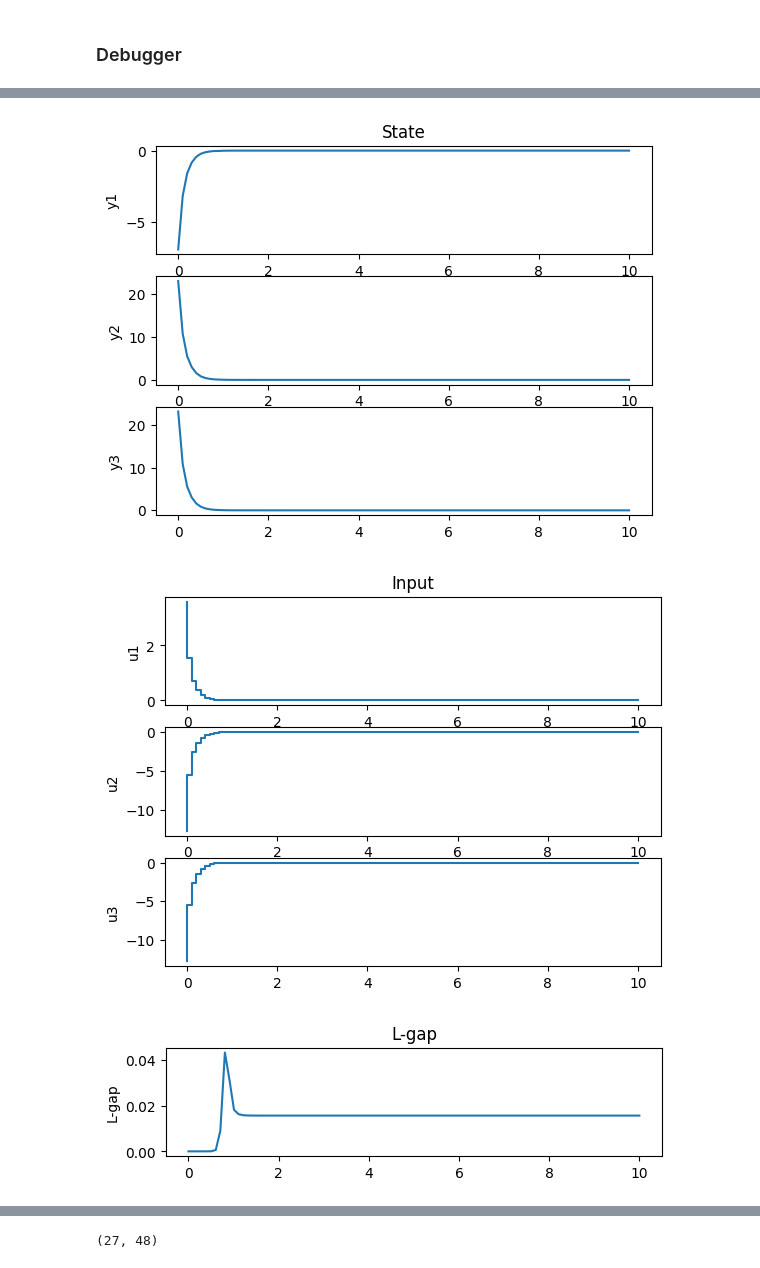
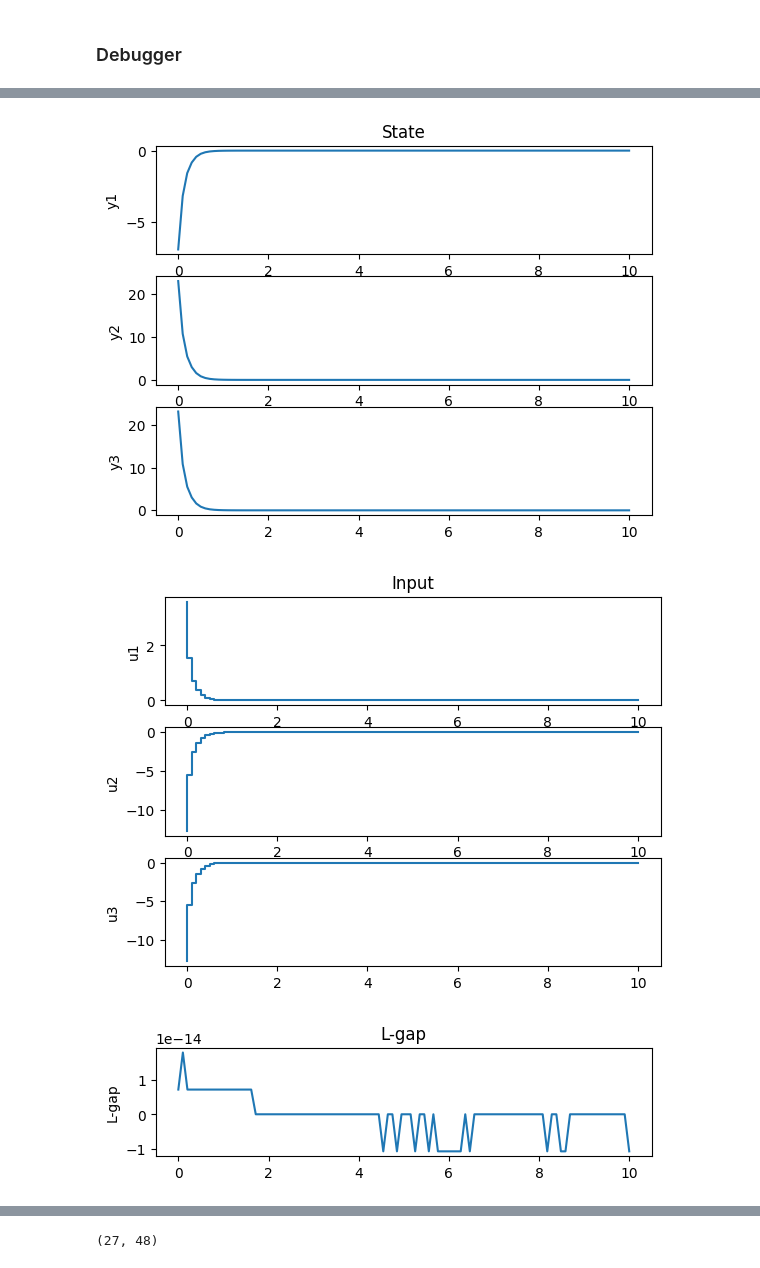
Before and after one commit to pSujet/DeepC, a Jupyter notebook: main_deepc.ipynb, the cells around one changed output, grey strips where cells are left out. Saved outputs shown, nothing was run; the diff lists cells and outputs as text; code cells hidden in the pictures.

Commit message:
unit obs vector

```diff
--- a/main_deepc.ipynb
+++ b/main_deepc.ipynb
@@ -83,7 +83,7 @@ low_dimension_rank = 3*(3+5)+3
 controller.create_U1(low_dimension_rank)
 GROUSE_ENABLE = True
 step_size = 0.01
-grouse_iter = 1
+grouse_iter = 20
 u_obs = np.zeros((m*(Tini + params['N'] + grouse_iter - 1),1))
 y_obs = np.zeros((p*(Tini + params['N'] + grouse_iter - 1),1))
 
@@ -127,11 +127,13 @@ yLog[:,0] = y0
 # ======== GROUSE DATA LOG ========
 U_true = controller.create_U1(low_dimension_rank)
 subspaceLog = np.empty((1,n_sim))
-
 if GROUSE_ENABLE:
     U_predictor = controller.create_U1(low_dimension_rank)
+    print("debug norm")
+    print(np.linalg.norm(U_true@np.transpose(U_true)-U_predictor@np.transpose(U_predictor),2))
 else:
     U_predictor = controller.Hankel_PF
+
 
 A_0 = A[0,0]
 # run simulation
@@ -155,7 +157,8 @@ for t in range(n_sim):
     xLog[:,[t+1]] = x_vec
     yLog[:,[t+1]] = y_vec
     costLog[0,[t]] = cost
-    subspaceLog[0,[t]] = np.linalg.norm(U_true@np.transpose(U_true)-U_predictor@np.transpose(U_predictor))
+    # subspaceLog[0,[t]] = np.linalg.norm(U_true@np.transpose(U_true)-U_predictor@np.transpose(U_predictor),'fro')
+    subspaceLog[0,[t]] = 27 - (np.linalg.norm(U_true.T@U_predictor,'fro'))**2
 
     u_ini = np.block([[u_ini[n:]],[u_vec]])
     y_ini = np.block([[y_ini[n:]],[y_vec]])
@@ -183,7 +186,8 @@ for t in range(n_sim):
             y_p = y_temp[:p*Tini,:]
             y_f = y_temp[p*Tini:,:]
             v_obs = np.block([[u_p],[y_p],[u_f],[y_f]])
-            U_predictor = controller.grouse_update(U_predictor,v_obs,step_size_dim)
+            v_unit = v_obs/np.linalg.norm(v_obs,2)
+            U_predictor = controller.grouse_update(U_predictor,v_unit,step_size_dim)
     else:
         pass
 
@@ -241,3 +247,3 @@ We are good to go!!
 [figure]
 [figure]
-[figure, old version]
+[figure, new version]
```
Also changed, not shown: parts of 14 cells of this notebook, 3 other files.
